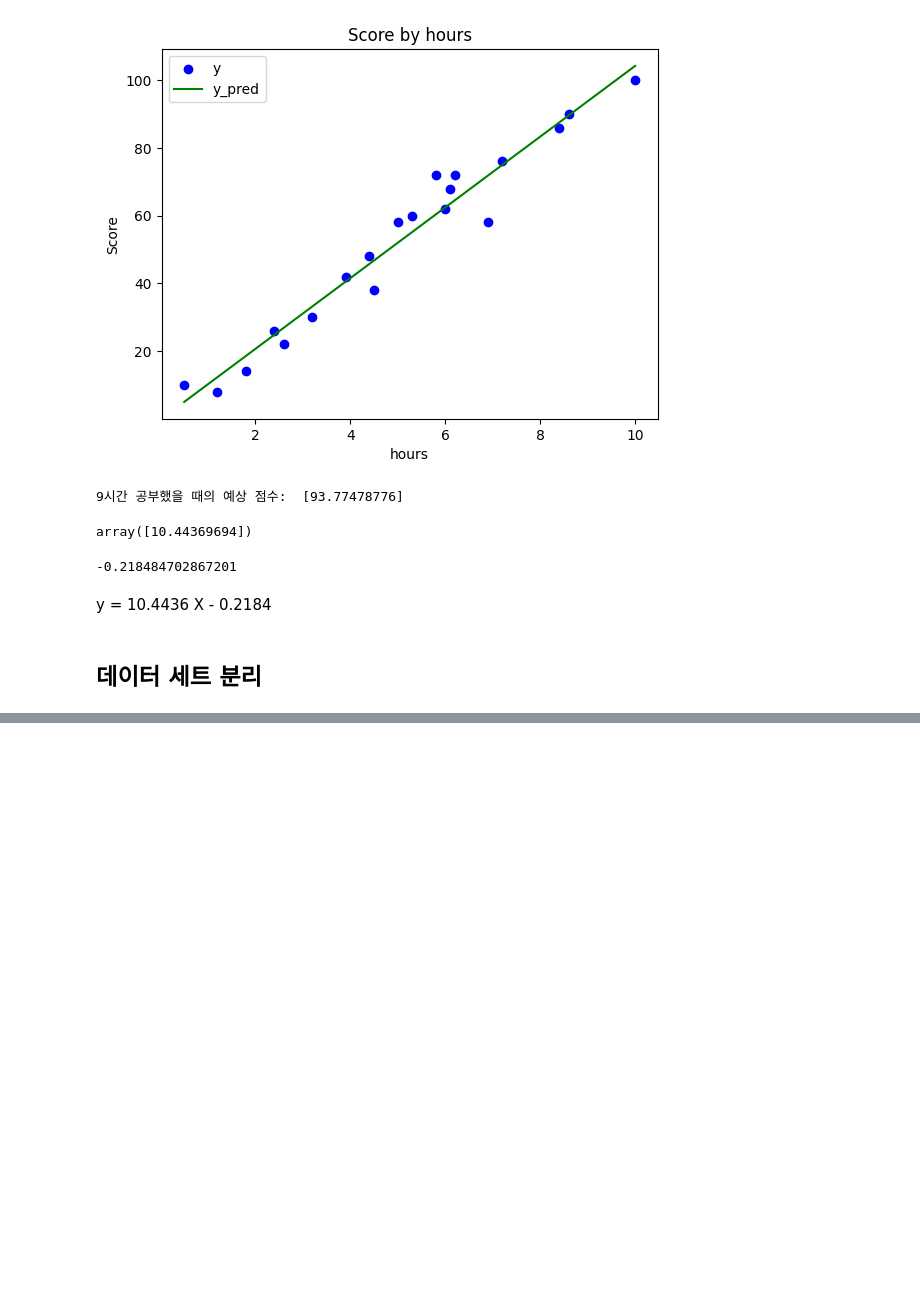
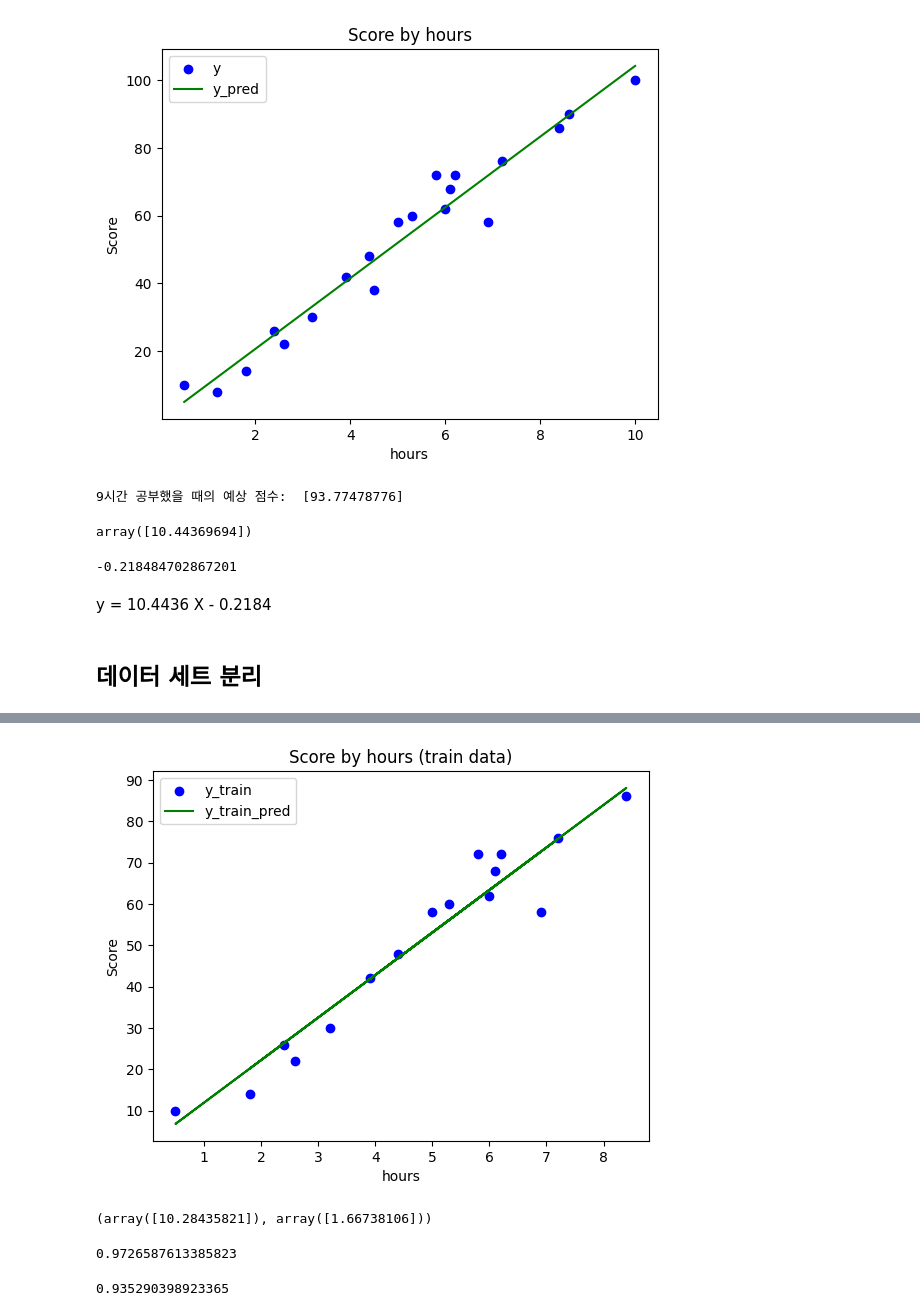
Before and after one commit to bonecar1216/Python_study, a Jupyter notebook: AI_study/ML/basic_study/01. Linear Regression.ipynb, the cells around one changed output, grey strips where cells are left out. Cells and saved outputs as stored; diff of their text form; code cells hidden in the pictures; blank space fills up the shorter version.

```diff
--- a/AI_study/ML/basic_study/01. Linear Regression.ipynb
+++ b/AI_study/ML/basic_study/01. Linear Regression.ipynb
@@ -85,0 +195,22 @@ y = 10.4436 X - 0.2184
+# %%
+plt.scatter(X_train, y_train, color = 'b')
+plt.plot(X_train, sr.predict(X_train), color = 'g')
+plt.title('Score by hours (train data)')
+plt.xlabel('hours')
+plt.ylabel('Score')
+plt.legend(['y_train', 'y_train_pred'])
+plt.show()
+# %% [output]
+[figure, added]
+# %%
+sr.coef_, sr.intercept_
+# %% [output]
+(array([10.28435821]), array([1.66738106]))
+# %%
+sr.score(X_test, y_test)
+# %% [output]
+0.9726587613385823
+# %%
+sr.score(X_train, y_train)
+# %% [output]
+0.935290398923365
```
Also changed, not shown: parts of 21 cells of this notebook.
